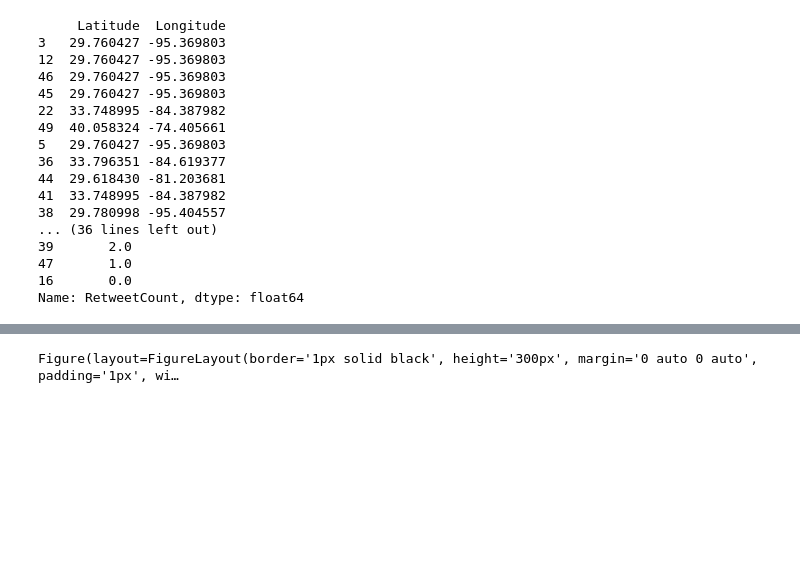
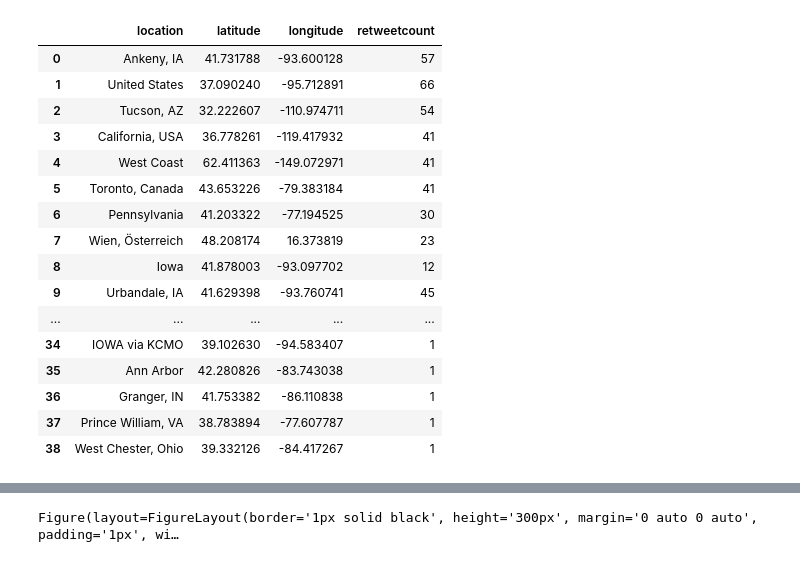
Before and after one commit to sgodkhindi/DataVizards, a Jupyter notebook: SocialMedialAPIProject.ipynb, the cells around one changed output, grey strips where cells are left out. Drawn from its saved outputs; the diff is of its cells as text; code cells hidden in the pictures; blank space fills up the shorter version.

```diff
--- a/SocialMedialAPIProject.ipynb
+++ b/SocialMedialAPIProject.ipynb
@@ -203,0 +171,4 @@ location_df
+# %%
+data_df = {'location' :loc_name, 'latitude': loc_lat, 'longitude':loc_long}
+location_df = pd.DataFrame(data_df)
+location_df
@@ -203,0 +193,7 @@ location_df
+# %%
+grp_retweet = no_blnk_local_df.groupby(["location"])
+# print(grp_retweet)
+retweet_count = grp_retweet["retweetcount"].sum()
+# print(retweet_count)
+retweet_df = pd.DataFrame({"retweetcount":retweet_count}).sort_values('retweetcount',ascending=False)
+retweet_df
@@ -204,28 +219,33 @@ location_df
+# %%
+merge_retweet_df = pd.merge(location_df,retweet_df, on="location",how="left")
+merge_retweet_df = merge_retweet_df.drop_duplicates()
+merge_retweet_df
+# %% [output]
+|  | location | latitude | longitude | retweetcount |
+| 0 | Ankeny, IA | 41.731788 | -93.600128 | 57 |
+| 1 | United States | 37.090240 | -95.712891 | 66 |
+| 2 | Tucson, AZ | 32.222607 | -110.974711 | 54 |
+| 3 | California, USA | 36.778261 | -119.417932 | 41 |
+| 4 | West Coast | 62.411363 | -149.072971 | 41 |
+| 5 | Toronto, Canada | 43.653226 | -79.383184 | 41 |
+| 6 | Pennsylvania | 41.203322 | -77.194525 | 30 |
+| 7 | Wien, Österreich | 48.208174 | 16.373819 | 23 |
+| 8 | Iowa | 41.878003 | -93.097702 | 12 |
+| 9 | Urbandale, IA | 41.629398 | -93.760741 | 45 |
+| ... | ... | ... | ... | ... |
+| 34 | IOWA via KCMO | 39.102630 | -94.583407 | 1 |
+| 35 | Ann Arbor | 42.280826 | -83.743038 | 1 |
+| 36 | Granger, IN | 41.753382 | -86.110838 | 1 |
+| 37 | Prince William, VA | 38.783894 | -77.607787 | 1 |
+| 38 | West Chester, Ohio | 39.332126 | -84.417267 | 1 |
 # %%
 # data_df = {'Latitude': loc_lat, 'Longitude':loc_long}
 # coord_df = pd.DataFrame(data_df)
-coord = location_df[["Latitude","Longitude"]]
-popularity = location_df["RetweetCount"].astype(float)
-print(coord)
-print(popularity)
+
+coord = merge_retweet_df[["latitude","longitude"]]
+popularity = merge_retweet_df["retweetcount"].astype(float)
+# print(coord)
+# print(popularity)
-# %% [output]
-     Latitude  Longitude
-3   29.760427 -95.369803
-12  29.760427 -95.369803
-46  29.760427 -95.369803
-45  29.760427 -95.369803
-22  33.748995 -84.387982
-49  40.058324 -74.405661
-5   29.760427 -95.369803
-36  33.796351 -84.619377
-44  29.618430 -81.203681
-41  33.748995 -84.387982
-38  29.780998 -95.404557
-... (36 lines left out)
-39       2.0
-47       1.0
-16       0.0
-Name: RetweetCount, dtype: float64
 # %%
 # Plot Heatmap
 fig = gmaps.figure()
```
Also changed, not shown: parts of 6 cells of this notebook.
